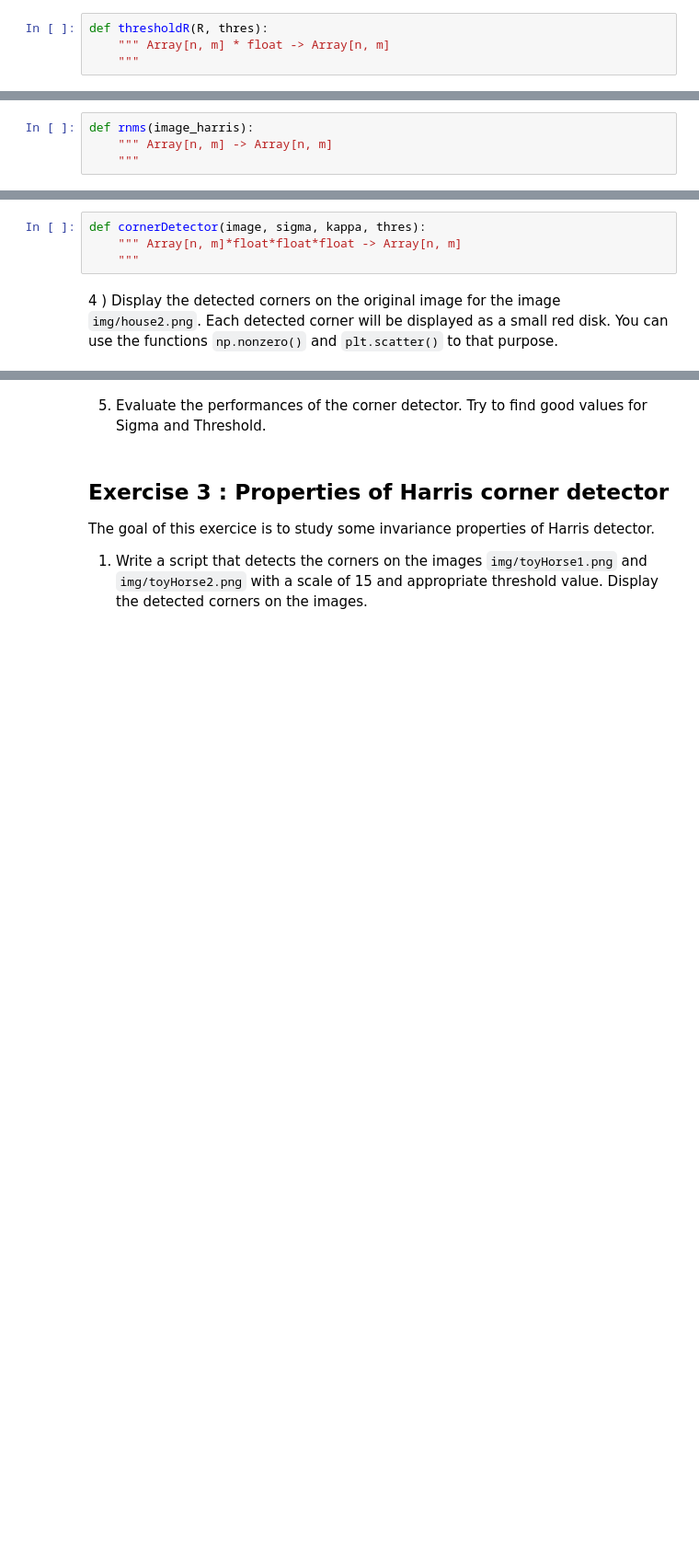
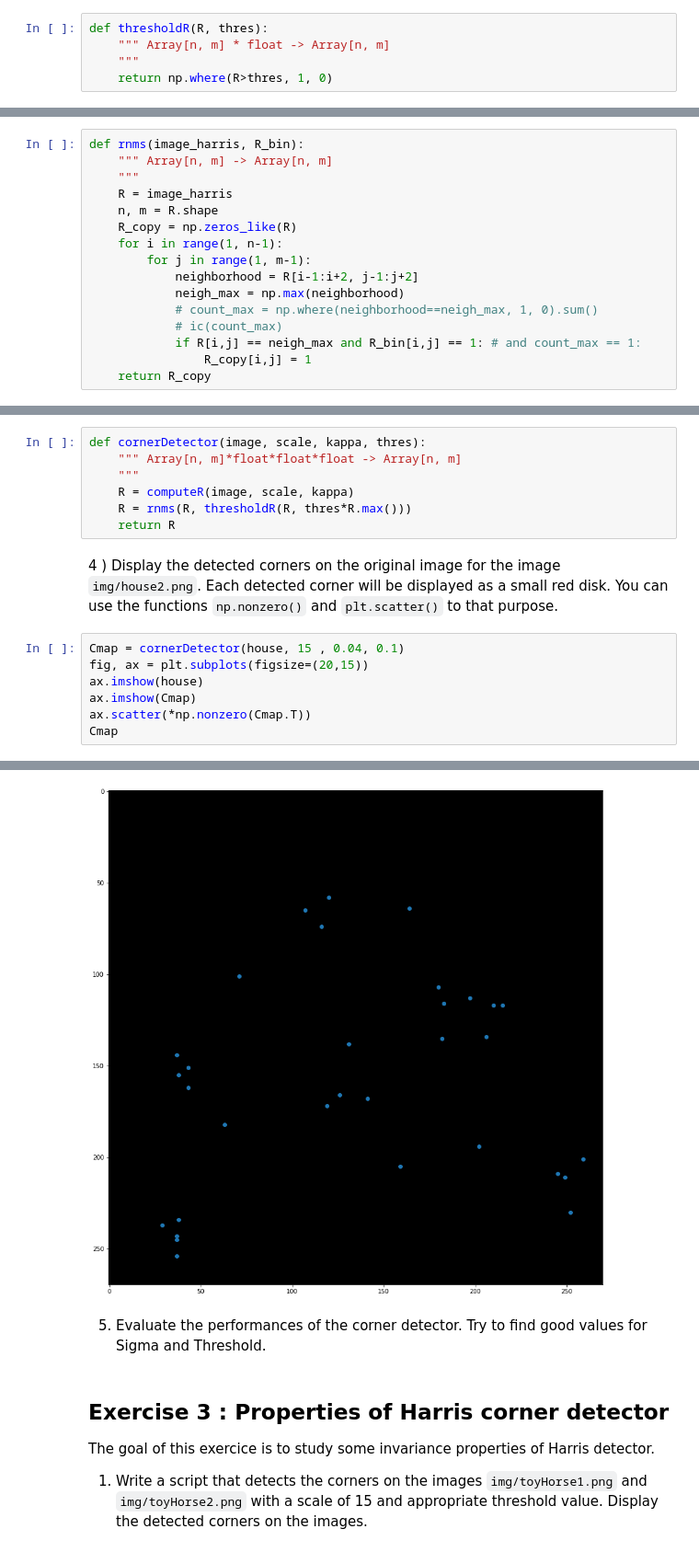
Before and after one commit to CharlesAttend/M1-S1-DAC, a Jupyter notebook: BIMA/TME/TME6/TME6.ipynb, the cells around one changed output, grey strips where cells are left out. Shown at 92% size. Cells and saved outputs as stored; diff of their text form; blank space fills up the shorter version.

````diff
--- a/BIMA/TME/TME6/TME6.ipynb
+++ b/BIMA/TME/TME6/TME6.ipynb
@@ -72,19 +145,43 @@ From the Harris response calculated at exercise 1, we will write all the functio
 def thresholdR(R, thres):
     """ Array[n, m] * float -> Array[n, m]
     """
+    return np.where(R>thres, 1, 0)
 # %% [markdown]
 2) A function `Rnms(R, Rbin)` that performs a non-maximum supression from the response $R$ and the binarized response $R_{bin}$. It returns the image $R_{locmax}$ (same size as $R$) =1 where $R_{bin}=1$ and the pixel has a greater value $R$ than its 8 nearest neighbors.
 
 **Bonus**: Write a faster version of the script using Numpy function `np.roll()`.
-# %%
-def rnms(image_harris):
-    """ Array[n, m] -> Array[n, m]
-    """
+# %%
+def rnms(image_harris, R_bin):
+    """ Array[n, m] -> Array[n, m]
+    """
+    R = image_harris
+    n, m = R.shape
+    R_copy = np.zeros_like(R)
+    for i in range(1, n-1):
+        for j in range(1, m-1):
+            neighborhood = R[i-1:i+2, j-1:j+2]
+            neigh_max = np.max(neighborhood)
+            # count_max = np.where(neighborhood==neigh_max, 1, 0).sum()
+            # ic(count_max)
+            if R[i,j] == neigh_max and R_bin[i,j] == 1: # and count_max == 1:
+                R_copy[i,j] = 1
+    return R_copy
 # %% [markdown]
 3) Write a function ``cornerDetector(image, scale, kappa, thresh)`` that returns an array of the same size as the image. The array takes two values: 1 where a corner is detected and 0 elsewhere.
 # %%
-def cornerDetector(image, sigma, kappa, thres):
+def cornerDetector(image, scale, kappa, thres):
     """ Array[n, m]*float*float*float -> Array[n, m]
     """
+    R = computeR(image, scale, kappa)
+    R = rnms(R, thresholdR(R, thres*R.max()))
+    return R
 # %% [markdown]
 4 ) Display the detected corners on the original image for the image ```img/house2.png```. Each detected corner will be displayed as a small red disk. You can use the functions ```np.nonzero()``` and ```plt.scatter()``` to that purpose.
+# %%
+Cmap = cornerDetector(house, 15 , 0.04, 0.1)
+fig, ax = plt.subplots(figsize=(20,15))
+ax.imshow(house)
+ax.imshow(Cmap)
+ax.scatter(*np.nonzero(Cmap.T))
+Cmap
+# %% [output]
@@ -91,3 +195,4 @@ def cornerDetector(image, sigma, kappa, thres):
+[figure, added]
 # %% [markdown]
 5) Evaluate the performances of the corner detector. Try to find good values for Sigma and Threshold.
 # %% [markdown]
````
Also changed, not shown: parts of 8 cells of this notebook.
